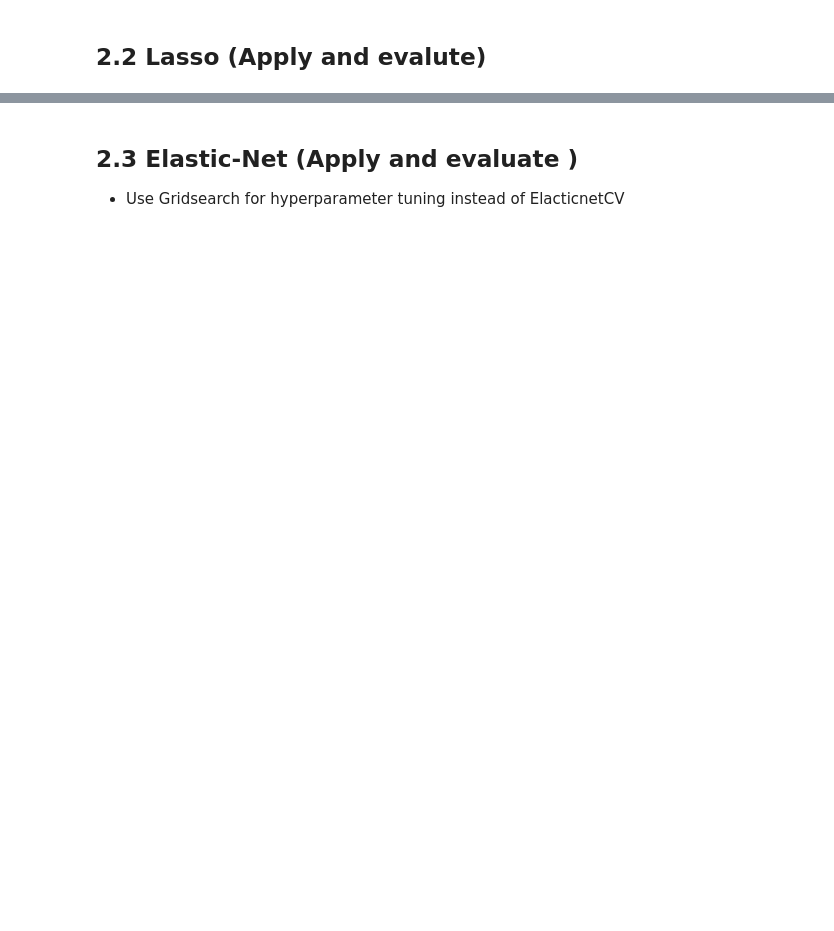
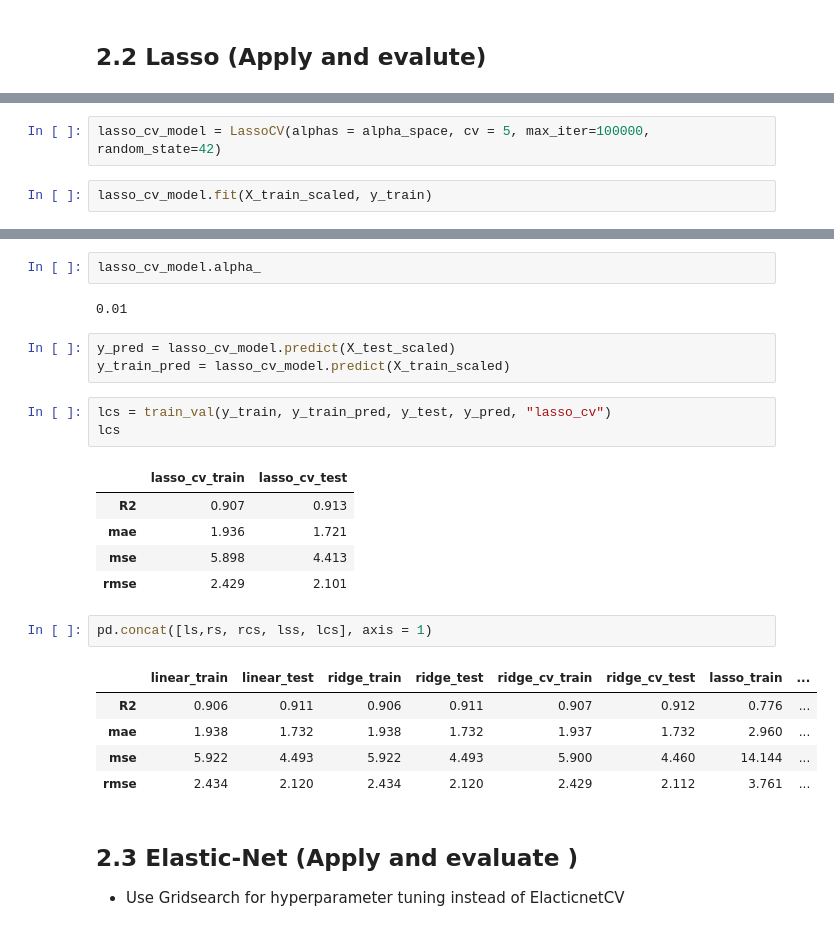
Before and after one commit to glcn35/machine_learning, a Jupyter notebook: assigment/cement_slump_notebook.assignment1.ipynb, the cells around one changed output, grey strips where cells are left out. Drawn from its saved outputs; the diff is of its cells as text; blank space fills up the shorter version.

```diff
--- a/assigment/cement_slump_notebook.assignment1.ipynb
+++ b/assigment/cement_slump_notebook.assignment1.ipynb
@@ -374,0 +550,4 @@ RMSE            : 2.470662829901802
+# %%
+lasso_cv_model = LassoCV(alphas = alpha_space, cv = 5, max_iter=100000, random_state=42)
+# %%
+lasso_cv_model.fit(X_train_scaled, y_train)
@@ -375,3 +566,27 @@ RMSE            : 2.470662829901802
+# %%
+lasso_cv_model.alpha_
+# %% [output]
+0.01
+# %%
+y_pred = lasso_cv_model.predict(X_test_scaled)
+y_train_pred = lasso_cv_model.predict(X_train_scaled)
+# %%
+lcs = train_val(y_train, y_train_pred, y_test, y_pred, "lasso_cv")
+lcs
+# %% [output]
+|  | lasso_cv_train | lasso_cv_test |
+| R2 | 0.907 | 0.913 |
+| mae | 1.936 | 1.721 |
+| mse | 5.898 | 4.413 |
+| rmse | 2.429 | 2.101 |
+# %%
+pd.concat([ls,rs, rcs, lss, lcs], axis = 1)
+# %% [output]
+|  | linear_train | linear_test | ridge_train | ridge_test | ridge_cv_train | ridge_cv_test | lasso_train | ... |
+| R2 | 0.906 | 0.911 | 0.906 | 0.911 | 0.907 | 0.912 | 0.776 | ... |
+| mae | 1.938 | 1.732 | 1.938 | 1.732 | 1.937 | 1.732 | 2.960 | ... |
+| mse | 5.922 | 4.493 | 5.922 | 4.493 | 5.900 | 4.460 | 14.144 | ... |
+| rmse | 2.434 | 2.120 | 2.434 | 2.120 | 2.429 | 2.112 | 3.761 | ... |
 # %% [markdown]
 ## 2.3 Elastic-Net (Apply and evaluate )
 * Use Gridsearch for hyperparameter tuning instead of ElacticnetCV
```
Also changed, not shown: parts of 79 cells of this notebook.
